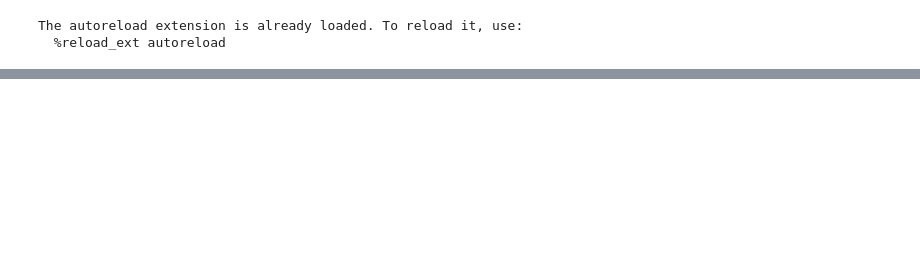
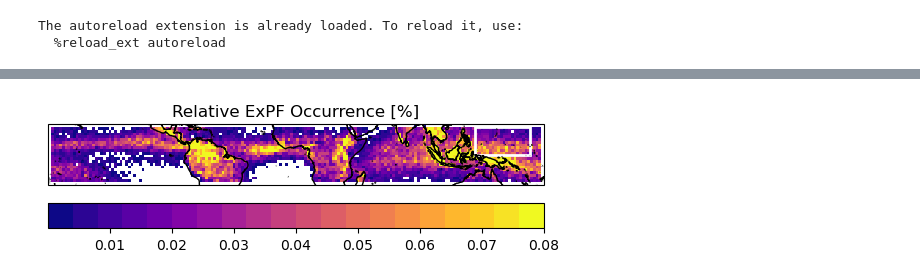
Before and after one commit to pedroanguloumana/extreme_precipitation_in_gpm, a Jupyter notebook: notebooks/nb00 Maps.ipynb, the cells around one changed output, grey strips where cells are left out. Drawn from its saved outputs; the diff is of its cells as text; code cells hidden in the pictures; blank space fills up the shorter version.

```diff
--- a/notebooks/nb00 Maps.ipynb
+++ b/notebooks/nb00 Maps.ipynb
@@ -77 +79,28 @@ _plot(ax, frac_pfs, cmap='plasma', norm=colors.Normalize(vmin=0,vmax=0.8e-1), ti
+# %%
+num_ex_pfs = binned_statistic_2d(
+    expf_stats['mean_latitude'],
+    expf_stats['mean_longitude'],
+    None,
+    bins=[lat_bins, lon_bins],
+    statistic='count'
+).statistic
+
+frac_pfs = 100*num_ex_pfs/num_ex_pfs.sum()
+fig, ax = plt.subplots(subplot_kw={'projection': ccrs.PlateCarree()})
+_plot(ax, frac_pfs, cmap='plasma', norm=colors.Normalize(vmin=1e-10,vmax=0.8e-1), title=f'Relative ExPF Occurrence [%]')
+
+# Add box showing gSAM domain
+rect = mpatches.Rectangle(
+(130, 0),  # (lon_min, lat_min)
+40,        # width in degrees
+20,        # height in degrees
+linewidth=2,
+edgecolor='white',
+facecolor='none',
+transform=ccrs.PlateCarree()
+)
+ax.add_patch(rect)
+save_figure(fig, 'Map ExPF ROF map')
+# %% [output]
+[figure, added]
 # %%
```
Also changed, not shown: parts of 14 cells of this notebook, 59 other files.
